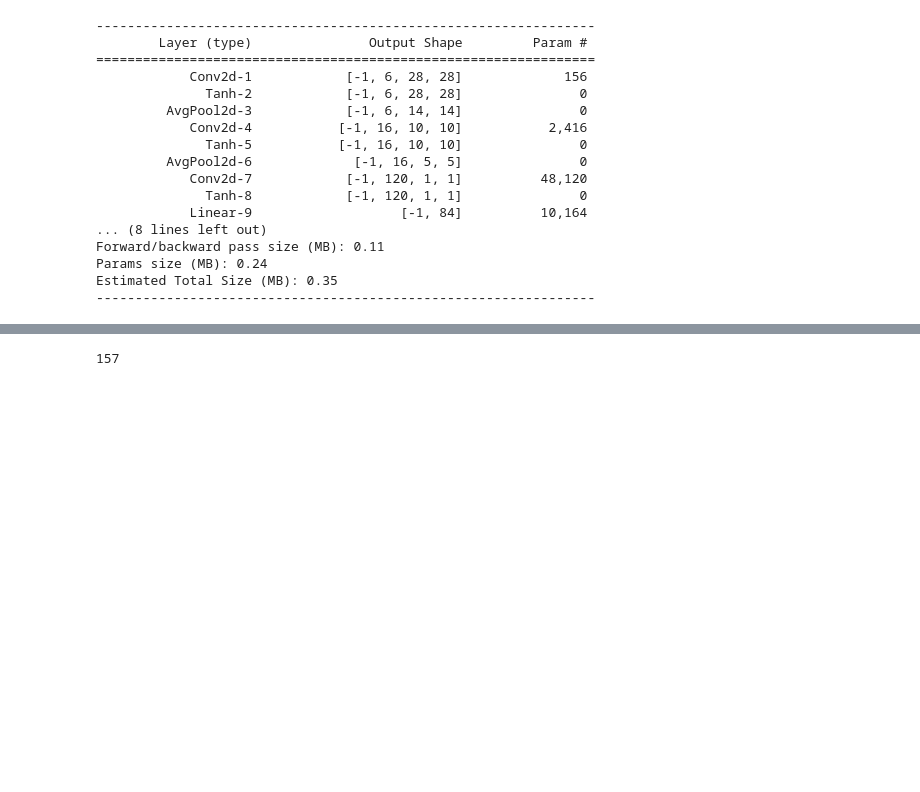
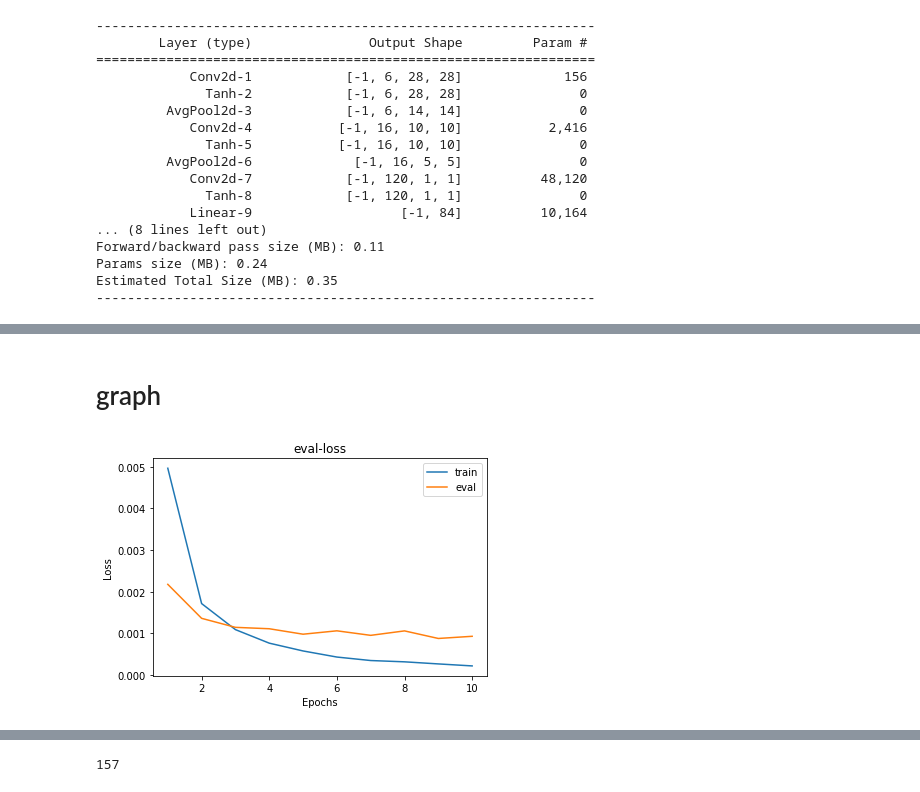
Before and after one commit to jungeunpark07/PTQ_Lenet5, a Jupyter notebook: PTQ_Lenet5.ipynb, the cells around one changed output, grey strips where cells are left out. Cells and saved outputs as stored; diff of their text form; code cells hidden in the pictures; blank space fills up the shorter version.

Commit message:
graph

```diff
--- a/PTQ_Lenet5.ipynb
+++ b/PTQ_Lenet5.ipynb
@@ -221,11 +228,19 @@ def test(test_loader, model, args):
 # %%
 def main(model):
-	for epoch in range(args.epochs):
-		train(train_loader, model, epoch, args)
-		test(test_loader, model, args)
-	print("Done!")
-	return model
+    train_loss_hist = []
+    train_acc_hist = []
+    eval_loss_hist = []
+    eval_acc_hist = []
+    for epoch in range(args.epochs):
+        train_loss,train_acc = train(train_loader, model, epoch, args)
+        eval_loss,eval_acc = test(test_loader, model, args)
+        train_loss_hist.append(train_loss)
+        eval_loss_hist.append(eval_loss)
+        train_acc_hist.append(train_acc)
+        eval_acc_hist.append(eval_acc)
+    print("Done!")
+    return model,train_loss_hist,train_acc_hist,eval_loss_hist,eval_acc_hist
 # %%
-model = main(Lenet5().to(args.device))
+model,train_loss_hist,train_acc_hist,eval_loss_hist,eval_acc_hist = main(Lenet5().to(args.device))
 torch.save(model.state_dict(), 'PTQ.pth')
 # %% [output]
@@ -348,0 +351,13 @@ def extractParams(model, args):
+# %% [markdown]
+# graph
+# %%
+plt.title("eval-loss")
+
+plt.plot(range(1,args.epochs+1),train_loss_hist,label="train")
+plt.plot(range(1,args.epochs+1),eval_loss_hist,label="eval")
+plt.ylabel("Loss")
+plt.xlabel("Epochs")
+plt.legend()
+plt.show()
+# %% [output]
+[figure, added]
```
Also changed, not shown: parts of 17 cells of this notebook.
